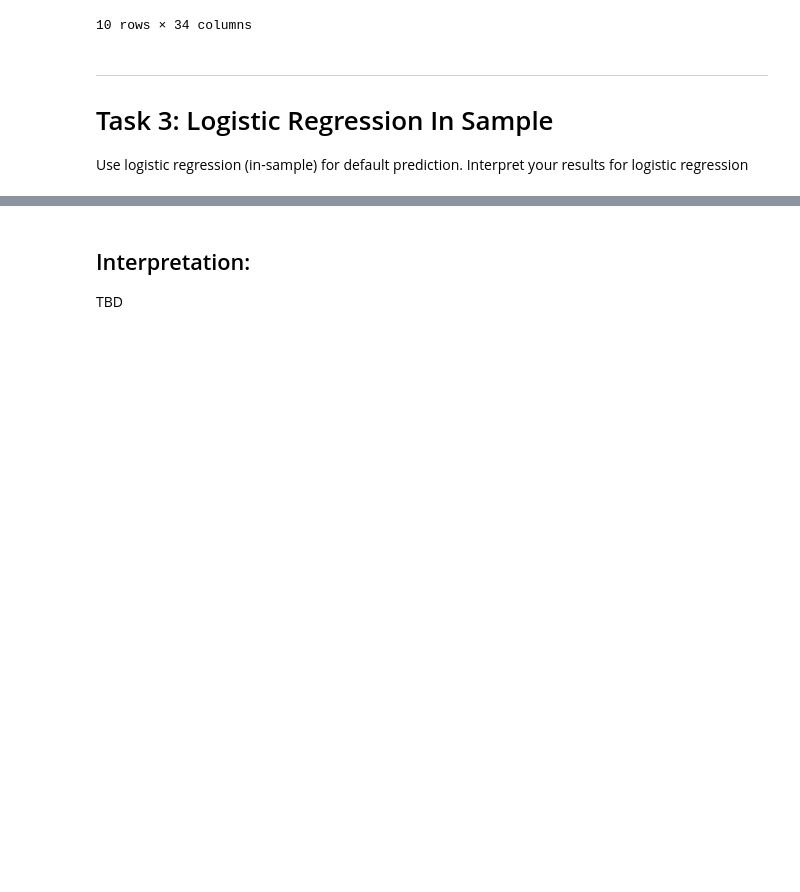
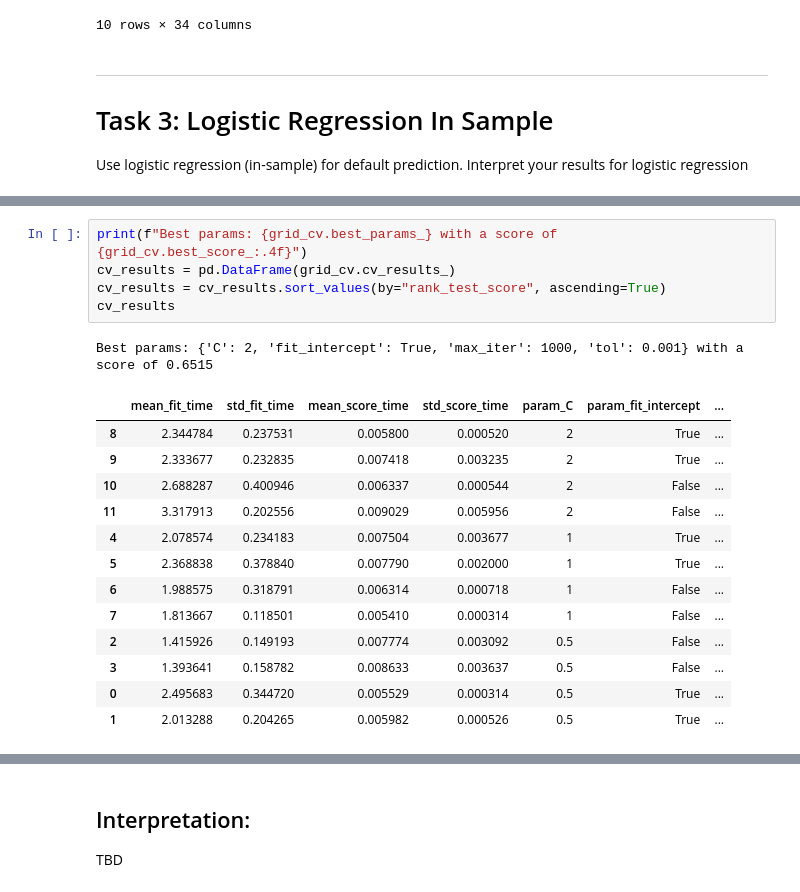
Before and after one commit to negralessio/advanced-ml-final-project, a Jupyter notebook: notebooks/predictions.ipynb, the cells around one changed output, grey strips where cells are left out. Saved outputs shown, nothing was run; the diff lists cells and outputs as text; blank space fills up the shorter version.

```diff
--- a/notebooks/predictions.ipynb
+++ b/notebooks/predictions.ipynb
@@ -301 +311,21 @@ y_pred = lr.predict(X_train_scaled)
+# %%
+print(f"Best params: {grid_cv.best_params_} with a score of {grid_cv.best_score_:.4f}")
+cv_results = pd.DataFrame(grid_cv.cv_results_)
+cv_results = cv_results.sort_values(by="rank_test_score", ascending=True)
+cv_results
+# %% [output]
+Best params: {'C': 2, 'fit_intercept': True, 'max_iter': 1000, 'tol': 0.001} with a score of 0.6515
+|  | mean_fit_time | std_fit_time | mean_score_time | std_score_time | param_C | param_fit_intercept | ... |
+| 8 | 2.344784 | 0.237531 | 0.005800 | 0.000520 | 2 | True | ... |
+| 9 | 2.333677 | 0.232835 | 0.007418 | 0.003235 | 2 | True | ... |
+| 10 | 2.688287 | 0.400946 | 0.006337 | 0.000544 | 2 | False | ... |
+| 11 | 3.317913 | 0.202556 | 0.009029 | 0.005956 | 2 | False | ... |
+| 4 | 2.078574 | 0.234183 | 0.007504 | 0.003677 | 1 | True | ... |
+| 5 | 2.368838 | 0.378840 | 0.007790 | 0.002000 | 1 | True | ... |
+| 6 | 1.988575 | 0.318791 | 0.006314 | 0.000718 | 1 | False | ... |
+| 7 | 1.813667 | 0.118501 | 0.005410 | 0.000314 | 1 | False | ... |
+| 2 | 1.415926 | 0.149193 | 0.007774 | 0.003092 | 0.5 | False | ... |
+| 3 | 1.393641 | 0.158782 | 0.008633 | 0.003637 | 0.5 | False | ... |
+| 0 | 2.495683 | 0.344720 | 0.005529 | 0.000314 | 0.5 | True | ... |
+| 1 | 2.013288 | 0.204265 | 0.005982 | 0.000526 | 0.5 | True | ... |
 # %%
```
Also changed, not shown: parts of 13 cells of this notebook.
